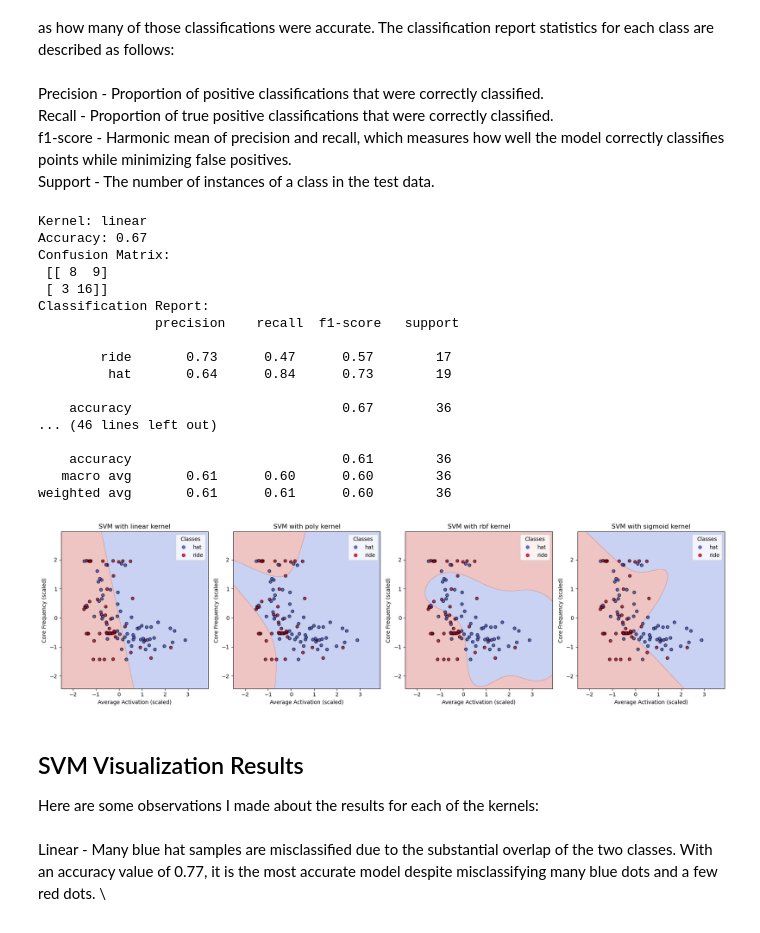
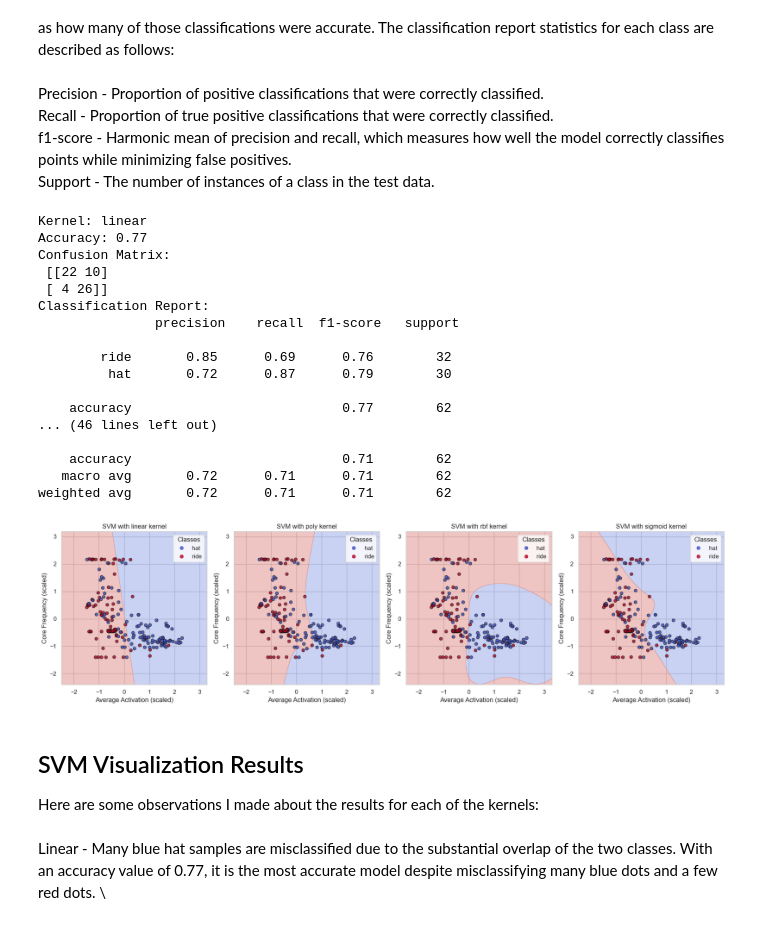
Before and after one commit to dsci445-csu/project-6, a Jupyter notebook: group_6_paper.ipynb, the cells around one changed output. Cells and saved outputs as stored; diff of their text form; code cells hidden in the pictures.

```diff
--- a/group_6_paper.ipynb
+++ b/group_6_paper.ipynb
@@ -200,7 +195,7 @@ Correlation Insights:
 # Ridge and Lasso Regression - by Olivia
 # %%
 np.random.seed(445)
-sound_data = pd.read_csv('sample_features_balanced.csv')
+sound_data = pd.read_csv('sample_features.csv')
 print(sound_data.head())
 # %% [output]
    core_frequency  max_amplitude  average_activation  duration label
@@ -331,0 +433,24 @@ plt.show()
+# %%
+ridge_class_report = classification_report(Y_test, tuned_ridge_predictions, output_dict=True)
+lasso_class_report = classification_report(Y_test, tuned_lasso_predictions, output_dict=True)
+
+ridge_class_accuracies = [ridge_class_report[str(cls)]["precision"] for cls in tuned_ridge_model.classes_]
+lasso_class_accuracies = [lasso_class_report[str(cls)]["precision"] for cls in tuned_lasso_model.classes_]
+
+classes = tuned_ridge_model.classes_
+x = np.arange(len(classes))
+
+fig, ax = plt.subplots(figsize=(10, 6))
+width = 0.35
+ax.bar(x - width/2, ridge_class_accuracies, width, label="Ridge", color="blue")
+ax.bar(x + width/2, lasso_class_accuracies, width, label="Lasso", color="red")
+
+ax.set_xticks(x)
+ax.set_xticklabels(classes)
+ax.set_xlabel("Classes")
+ax.set_ylabel("Per-Class Accuracy")
+ax.set_title("Per-Class Accuracy for Ridge and Lasso")
+ax.legend()
+
+plt.tight_layout()
+plt.show()
@@ -332,7 +465,7 @@ plt.show()
 # %% [markdown]
 # Tree Models - by Cody
 # %%
-drums = pd.read_csv('sample_features_balanced.csv')
+drums = pd.read_csv('sample_features.csv')
 # %% [markdown]
 ## Initial Model
 
@@ -491,7 +605,7 @@ Recall - Proportion of true positive classifications that were correctly classif
 f1-score - Harmonic mean of precision and recall, which measures how well the model correctly classifies points while minimizing false positives.\
 Support - The number of instances of a class in the test data.
 # %%
-data = pd.read_csv('sample_features_balanced.csv')
+data = pd.read_csv('sample_features.csv')
 filtered_data = data[data['label'].isin(['ride', 'hat'])]
 visualization_accuracies = []
 
@@ -542,43 +656,43 @@ for i, kernel in enumerate(kernels):
     xx, yy = np.meshgrid(np.arange(x_min, x_max, 0.01),
                          np.arange(y_min, y_max, 0.01))
 
     mesh_points = np.c_[xx.ravel(), yy.ravel()]
     Z = model.predict(mesh_points)
     Z = Z.reshape(xx.shape)
 
     ax.contourf(xx, yy, Z, alpha=0.3, cmap=plt.cm.coolwarm)
 
     scatter = ax.scatter(X_scaled[:, 0], X_scaled[:, 1], c=y_mapped, cmap=plt.cm.coolwarm,
                          s=30, edgecolor='k', alpha=0.8)
 
     handles, _ = scatter.legend_elements()
     class_labels = ['hat', 'ride']
     ax.legend(handles, class_labels, title="Classes", loc="upper right")
 
     ax.set_xlabel('Average Activation (scaled)')
     ax.set_ylabel('Core Frequency (scaled)')
 
 plt.tight_layout()
 plt.show()
 # %% [output]
 Kernel: linear
-Accuracy: 0.67
+Accuracy: 0.77
 Confusion Matrix:
- [[ 8  9]
- [ 3 16]]
+ [[22 10]
+ [ 4 26]]
 Classification Report:
                precision    recall  f1-score   support
 
-        ride       0.73      0.47      0.57        17
-         hat       0.64      0.84      0.73        19
+        ride       0.85      0.69      0.76        32
+         hat       0.72      0.87      0.79        30
 
-    accuracy                           0.67        36
+    accuracy                           0.77        62
 ... (46 lines left out)
 
-    accuracy                           0.61        36
-   macro avg       0.61      0.60      0.60        36
-weighted avg       0.61      0.61      0.60        36
+    accuracy                           0.71        62
+   macro avg       0.72      0.71      0.71        62
+weighted avg       0.72      0.71      0.71        62
-[figure, old version]
+[figure, new version]
 # %% [markdown]
 ## SVM Visualization Results
 
```
Also changed, not shown: parts of 42 cells of this notebook.
